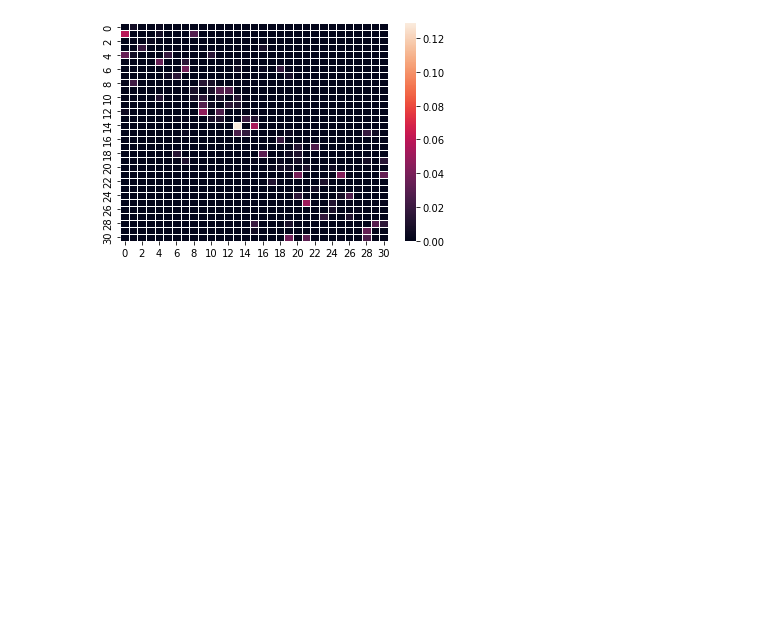
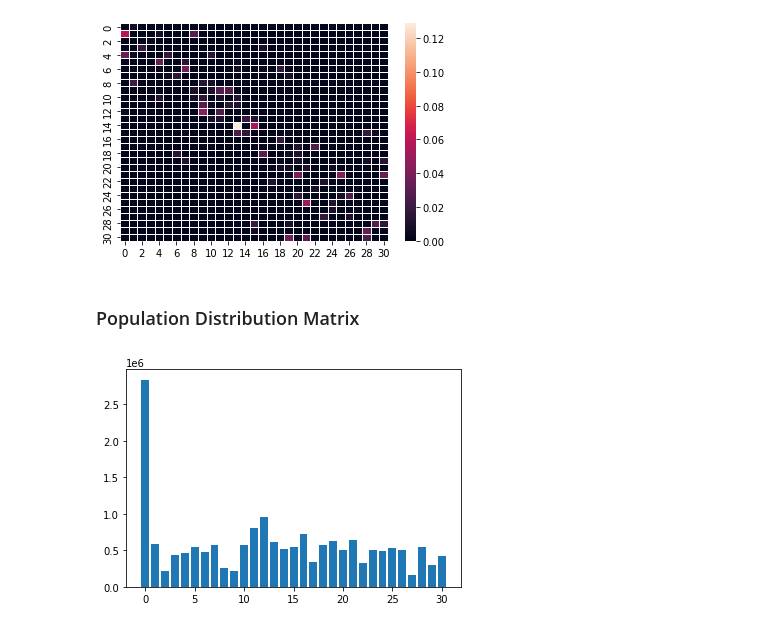
Before and after one commit to returaj/covasim, a Jupyter notebook: models/vanilla/bing_tile.ipynb, the cells around one changed output. Drawn from its saved outputs; the diff is of its cells as text; code cells hidden in the pictures; blank space fills up the shorter version.

```diff
--- a/models/vanilla/bing_tile.ipynb
+++ b/models/vanilla/bing_tile.ipynb
@@ -110,6 +109,8 @@ class TileSystem:
 ts = TileSystem()
 control_level = 9
 # %%
+data_folder = '/mnt/d/books/iitm/agentBased/data/fb/Mobility_Tamil_Nadu_Coronavirus_Disease_Prevention_Map_Apr_07_2020_Id/2618166339883143_2020-05-03_2020-05-10_csv'
+
 files = sorted([join(data_folder, f) for f in listdir(data_folder) if isfile(join(data_folder, f))])
 # %%
 quadkeys = set()
@@ -215,3 +216,40 @@ ax = sns.heatmap(k, linewidth=0.5)
 plt.show()
 # %% [output]
 [figure]
+# %% [markdown]
+### Population Distribution Matrix
+# %%
+pop_folder = '/mnt/d/books/iitm/agentBased/data/fb/Population_Tamil_Nadu_Coronavirus_Disease_Prevention_Map_Apr_07_2020_Id/771489218264088_2020-05-03_2020-05-11_csv'
+
+pop_files = sorted([join(pop_folder, f) for f in listdir(pop_folder) if isfile(join(pop_folder, f))])
+# %%
+def get_population_density(files, tn_quadkeys, to):
+    n_tiles = len(tn_quadkeys)
+    fb_population = np.zeros(n_tiles)
+    date = None; days = 0;
+    for f in files:
+        df = pd.read_csv(f)
+        new_date = datetime.strptime(df.date_time[0], '%Y-%m-%d %H:%M').date()
+        if new_date != date:
+            days += 1
+            date = new_date
+        df = df[df.country == 'IN']
+        base = df.n_baseline.to_numpy()
+        winsorized_mean = winsorize(base[~np.isnan(base)], [0.1, 0.2]).mean()
+        for idx, row in df.iterrows():
+            qkey = str(row['quadkey'])
+            pos = binary_search(tn_quadkeys, qkey, to)
+            if pos != -1:
+                crisis = row['n_crisis']
+                if math.isnan(crisis):
+                    crisis = winsorized_mean * (1 + float(row['percent_change'])/100)
+                fb_population[pos] += float(crisis)
+    fb_population /= days
+    return fb_population
+# %%
+population = get_population_density(pop_files, tn_quadkeys, control_level)
+# %%
+plt.bar(np.arange(len(population)), population)
+plt.show()
+# %% [output]
+[figure, added]
```
Also changed, not shown: parts of 13 cells of this notebook, 1 other file.
